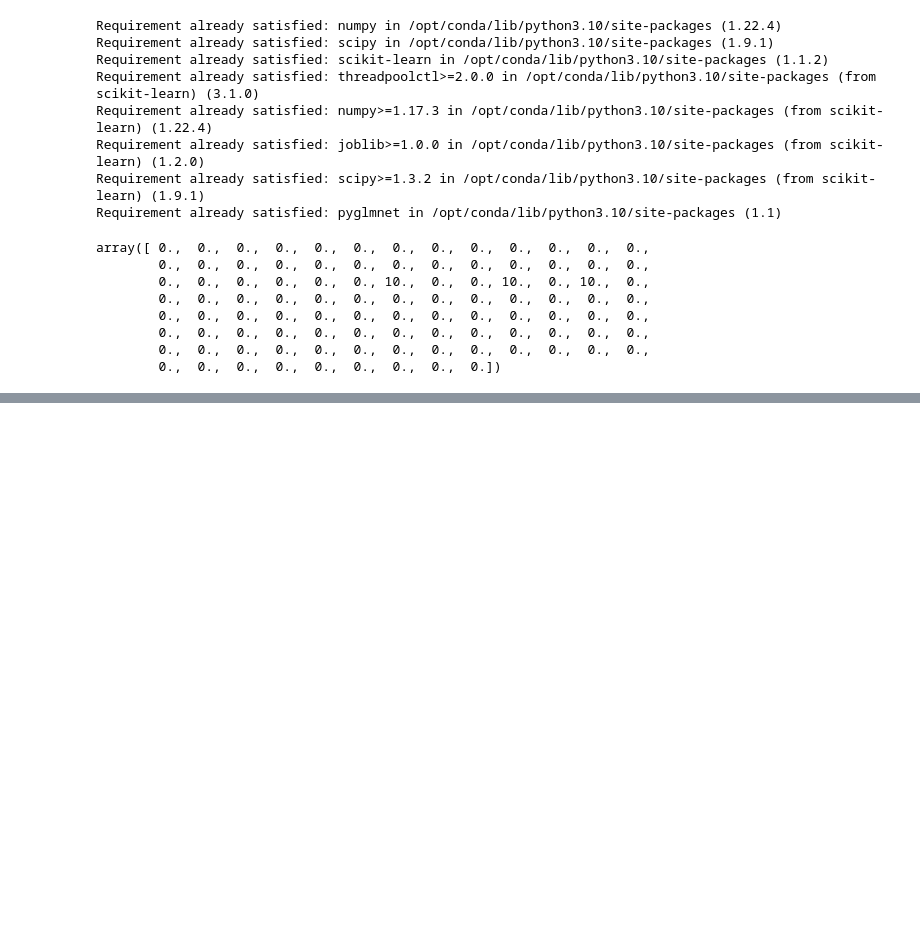
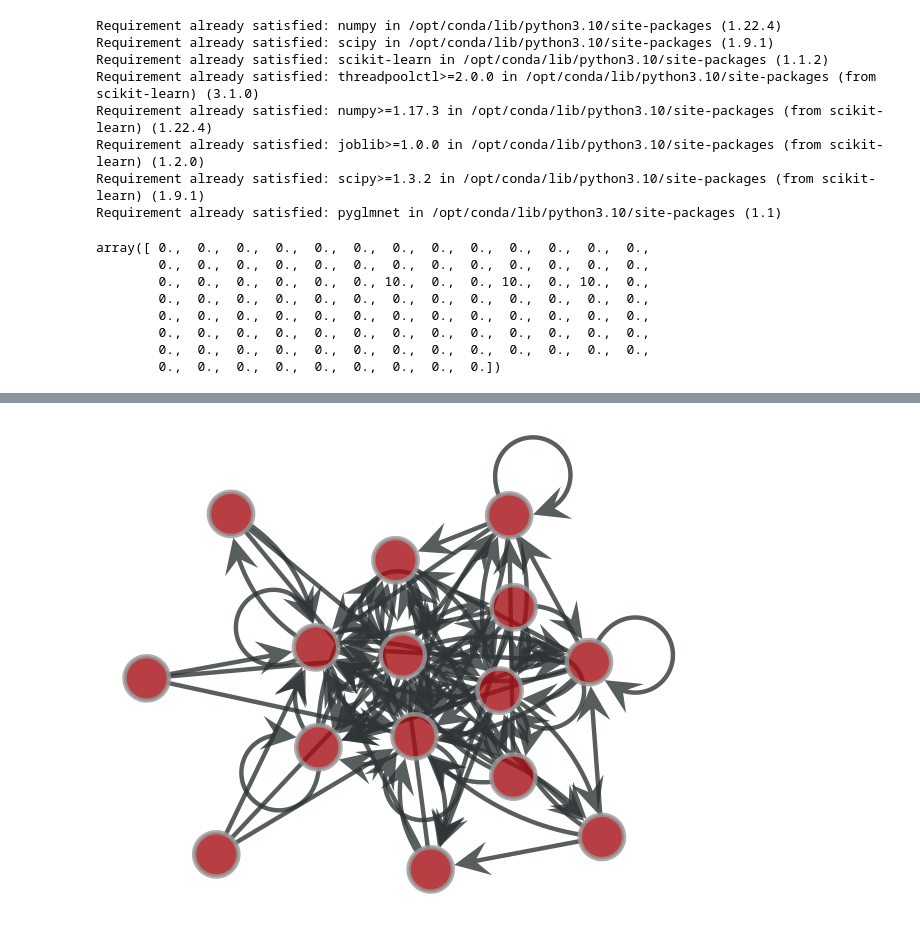
Before and after one commit to junipertcy/NeuroDataReHack, a Jupyter notebook: get_input_output_w_glm.ipynb, the cells around one changed output, grey strips where cells are left out. Saved outputs shown, nothing was run; the diff lists cells and outputs as text; code cells hidden in the pictures; blank space fills up the shorter version.

```diff
--- a/get_input_output_w_glm.ipynb
+++ b/get_input_output_w_glm.ipynb
@@ -141,0 +153,14 @@ array([[-0.00000000e+00, -4.55331591e-01, -3.44711665e-01,
+# %%
+g = gt.Graph()
+# %%
+edges = []
+for idx_x, row in enumerate(Beta):
+    for idx_y, data in enumerate(row):
+        if data != 0:
+            edges += [[idx_y, idx_x]]
+# %%
+g.add_edge_list(edges)
+# %%
+gt.graph_draw(g)
+# %% [output]
+[figure, added]
```
Also changed, not shown: parts of 7 cells of this notebook.
